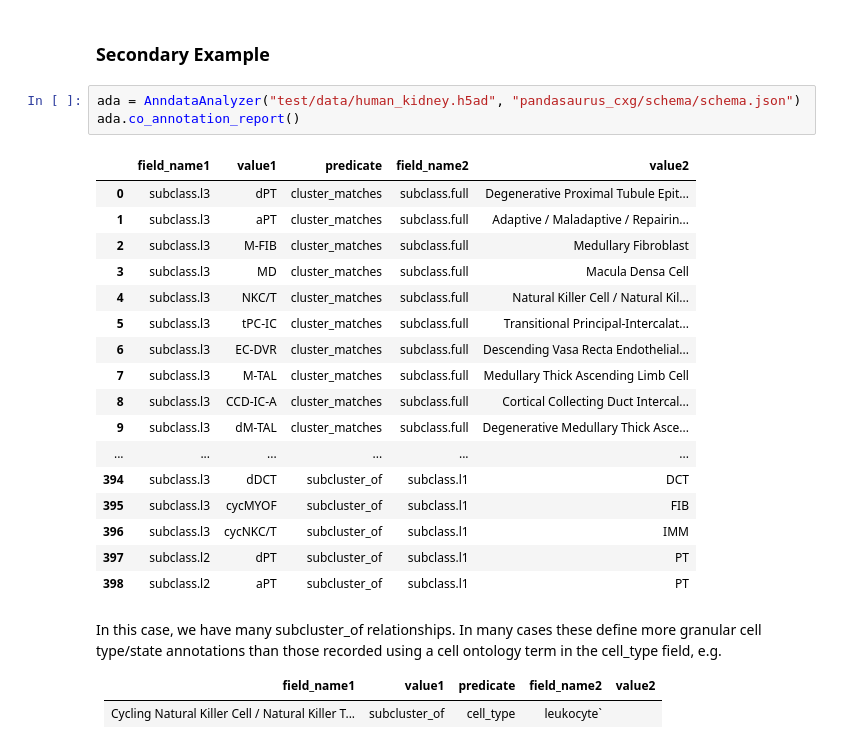
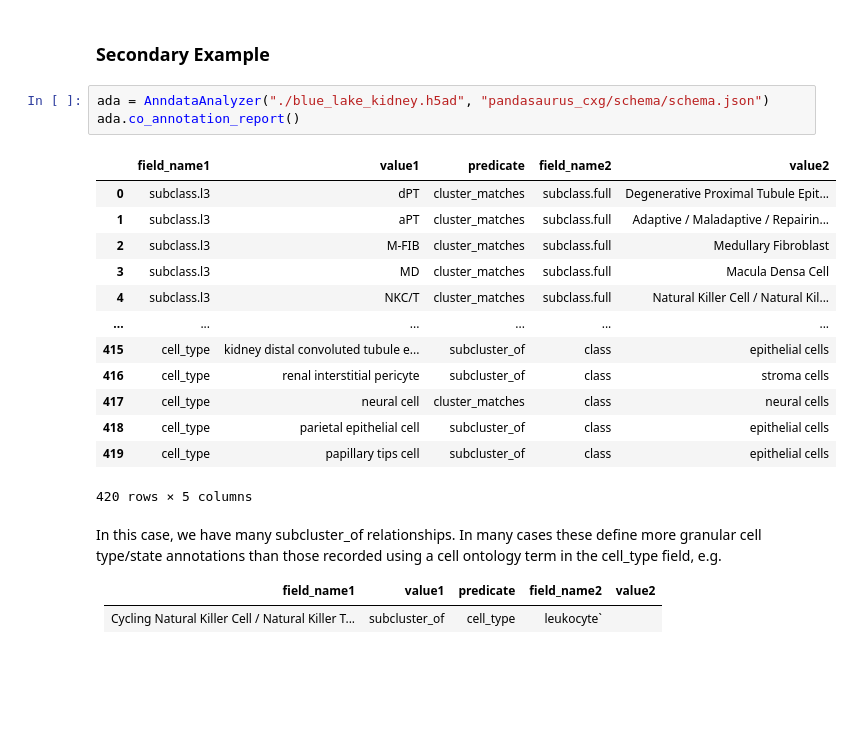
Before and after one commit to INCATools/pandasaurus_cxg, a Jupyter notebook: walkthrough.ipynb, the cells around one changed output. Cells and saved outputs as stored; diff of their text form; blank space fills up the shorter version.

```diff
--- a/walkthrough.ipynb
+++ b/walkthrough.ipynb
@@ -202,26 +194,22 @@ In this example, each cell set defined by an 'author_cell_type' value has a matc
 # %% [markdown]
 ### Secondary Example
 # %%
-ada = AnndataAnalyzer("test/data/human_kidney.h5ad", "pandasaurus_cxg/schema/schema.json")
+ada = AnndataAnalyzer("./blue_lake_kidney.h5ad", "pandasaurus_cxg/schema/schema.json")
 ada.co_annotation_report()
 # %% [output]
 |  | field_name1 | value1 | predicate | field_name2 | value2 |
 | 0 | subclass.l3 | dPT | cluster_matches | subclass.full | Degenerative Proximal Tubule Epit... |
 | 1 | subclass.l3 | aPT | cluster_matches | subclass.full | Adaptive / Maladaptive / Repairin... |
 | 2 | subclass.l3 | M-FIB | cluster_matches | subclass.full | Medullary Fibroblast |
 | 3 | subclass.l3 | MD | cluster_matches | subclass.full | Macula Densa Cell |
 | 4 | subclass.l3 | NKC/T | cluster_matches | subclass.full | Natural Killer Cell / Natural Kil... |
-| 5 | subclass.l3 | tPC-IC | cluster_matches | subclass.full | Transitional Principal-Intercalat... |
-| 6 | subclass.l3 | EC-DVR | cluster_matches | subclass.full | Descending Vasa Recta Endothelial... |
-| 7 | subclass.l3 | M-TAL | cluster_matches | subclass.full | Medullary Thick Ascending Limb Cell |
-| 8 | subclass.l3 | CCD-IC-A | cluster_matches | subclass.full | Cortical Collecting Duct Intercal... |
-| 9 | subclass.l3 | dM-TAL | cluster_matches | subclass.full | Degenerative Medullary Thick Asce... |
 | ... | ... | ... | ... | ... | ... |
-| 394 | subclass.l3 | dDCT | subcluster_of | subclass.l1 | DCT |
-| 395 | subclass.l3 | cycMYOF | subcluster_of | subclass.l1 | FIB |
-| 396 | subclass.l3 | cycNKC/T | subcluster_of | subclass.l1 | IMM |
-| 397 | subclass.l2 | dPT | subcluster_of | subclass.l1 | PT |
-| 398 | subclass.l2 | aPT | subcluster_of | subclass.l1 | PT |
+| 415 | cell_type | kidney distal convoluted tubule e... | subcluster_of | class | epithelial cells |
+| 416 | cell_type | renal interstitial pericyte | subcluster_of | class | stroma cells |
+| 417 | cell_type | neural cell | cluster_matches | class | neural cells |
+| 418 | cell_type | parietal epithelial cell | subcluster_of | class | epithelial cells |
+| 419 | cell_type | papillary tips cell | subcluster_of | class | epithelial cells |
+420 rows × 5 columns
 # %% [markdown]
 In this case, we have many subcluster_of relationships.  In many cases these define more granular cell type/state annotations than those recorded using a cell ontology term in the cell_type field, e.g.
 
```
Also changed, not shown: parts of 8 cells of this notebook.
